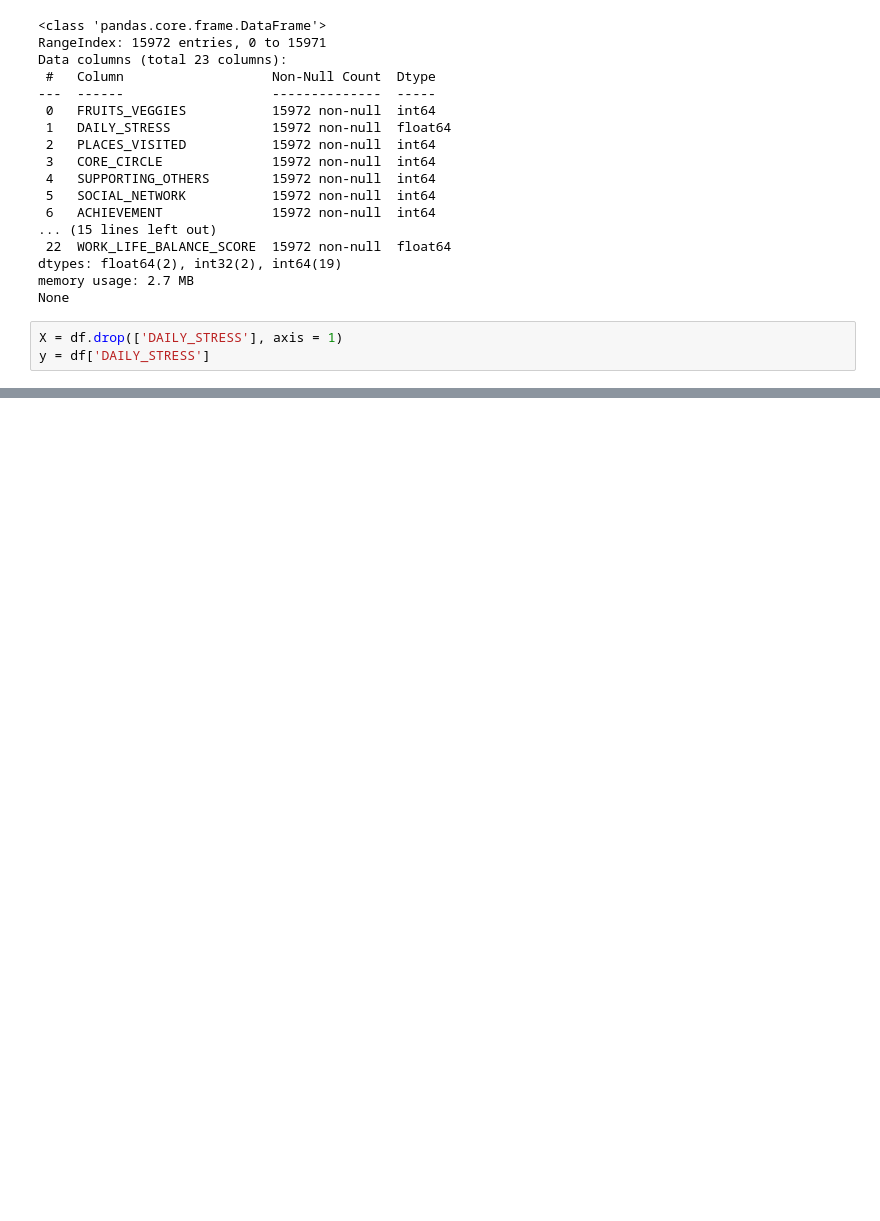
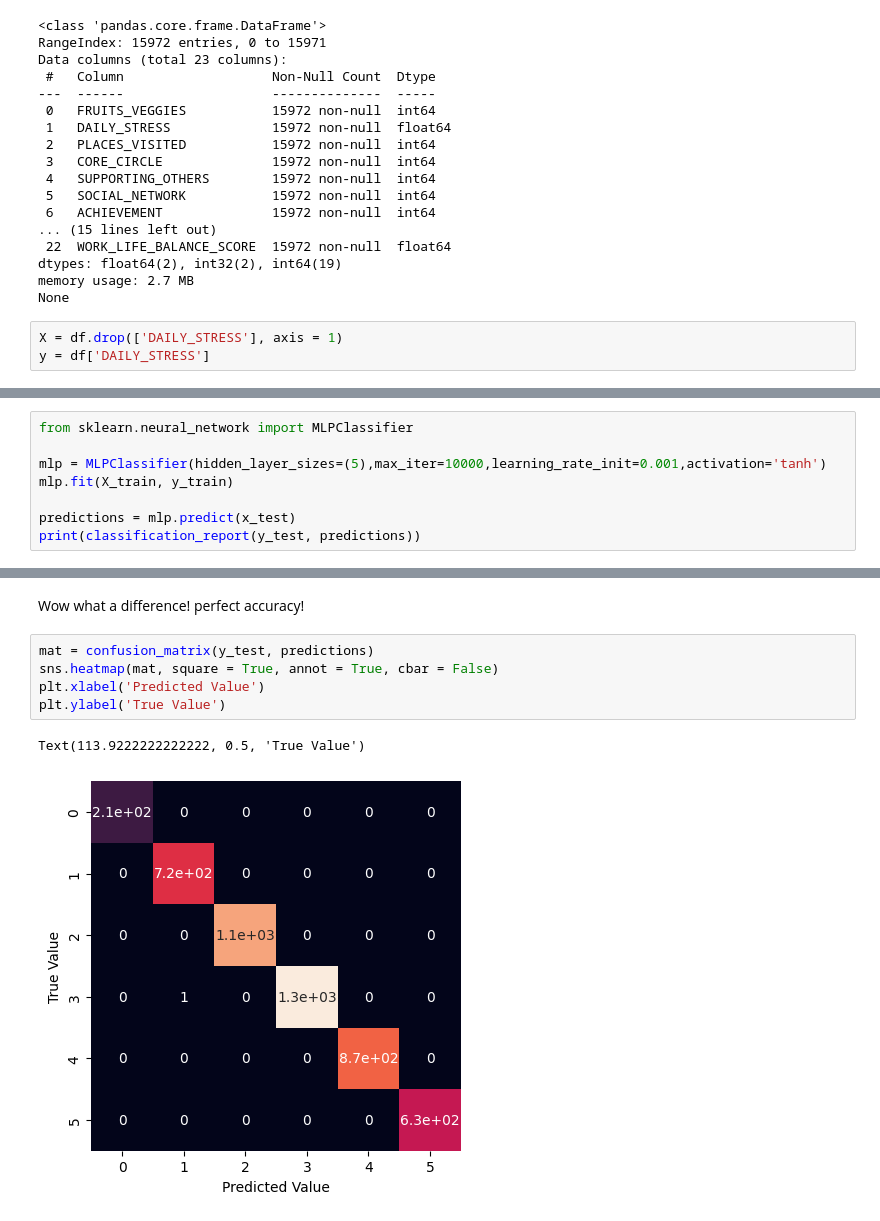
Before and after one commit to daryll-ko/stress, a Jupyter notebook: backend/CS_180_Final_Project.ipynb, the cells around one changed output, grey strips where cells are left out. Cells and saved outputs as stored; diff of their text form; blank space fills up the shorter version.

```diff
--- a/backend/CS_180_Final_Project.ipynb
+++ b/backend/CS_180_Final_Project.ipynb
@@ -259,0 +286,8 @@ Text(0, 0.5, 'Error Rate')
+# %%
+from sklearn.neural_network import MLPClassifier
+
+mlp = MLPClassifier(hidden_layer_sizes=(5),max_iter=10000,learning_rate_init=0.001,activation='tanh')
+mlp.fit(X_train, y_train)
+
+predictions = mlp.predict(x_test)
+print(classification_report(y_test, predictions))
@@ -259,0 +307,10 @@ Text(0, 0.5, 'Error Rate')
+# %% [markdown]
+Wow what a difference! perfect accuracy!
+# %%
+mat = confusion_matrix(y_test, predictions)
+sns.heatmap(mat, square = True, annot = True, cbar = False)
+plt.xlabel('Predicted Value')
+plt.ylabel('True Value')
+# %% [output]
+Text(113.9222222222222, 0.5, 'True Value')
+[figure, added]
```
Also changed, not shown: parts of 28 cells of this notebook.
